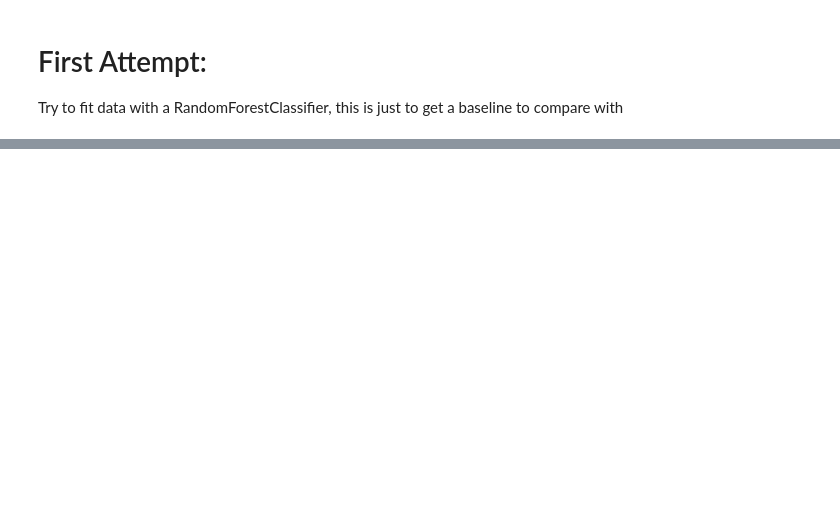
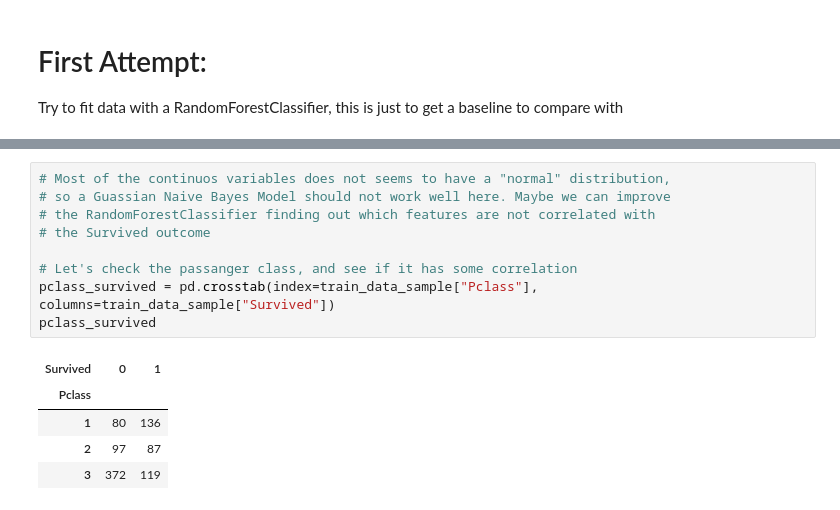
Before and after one commit to adriangs1996/kaggle, a Jupyter notebook: titanic.ipynb, the cells around one changed output, grey strips where cells are left out. Drawn from its saved outputs; the diff is of its cells as text; blank space fills up the shorter version.

```diff
--- a/titanic.ipynb
+++ b/titanic.ipynb
@@ -129,0 +182,15 @@ accuracy_score(y_test, model.predict(x_test))
+# %%
+# Most of the continuos variables does not seems to have a "normal" distribution,
+# so a Guassian Naive Bayes Model should not work well here. Maybe we can improve
+# the RandomForestClassifier finding out which features are not correlated with
+# the Survived outcome
+
+# Let's check the passanger class, and see if it has some correlation
+pclass_survived = pd.crosstab(index=train_data_sample["Pclass"], columns=train_data_sample["Survived"])
+pclass_survived
+# %% [output]
+| Survived | 0 | 1 |
+| Pclass |  |  |
+| 1 | 80 | 136 |
+| 2 | 97 | 87 |
+| 3 | 372 | 119 |
```
Also changed, not shown: parts of 21 cells of this notebook.
